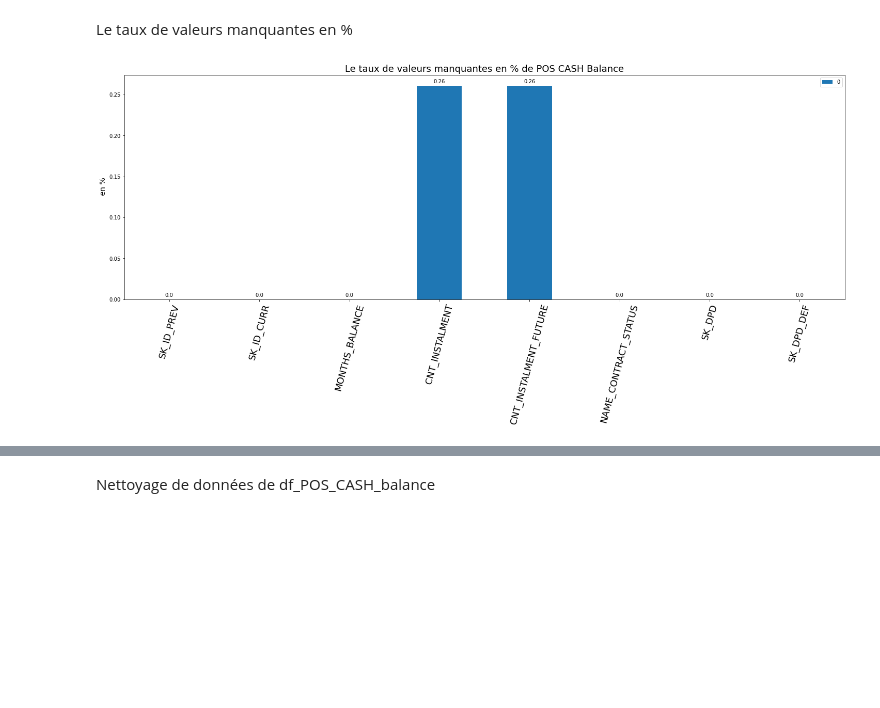
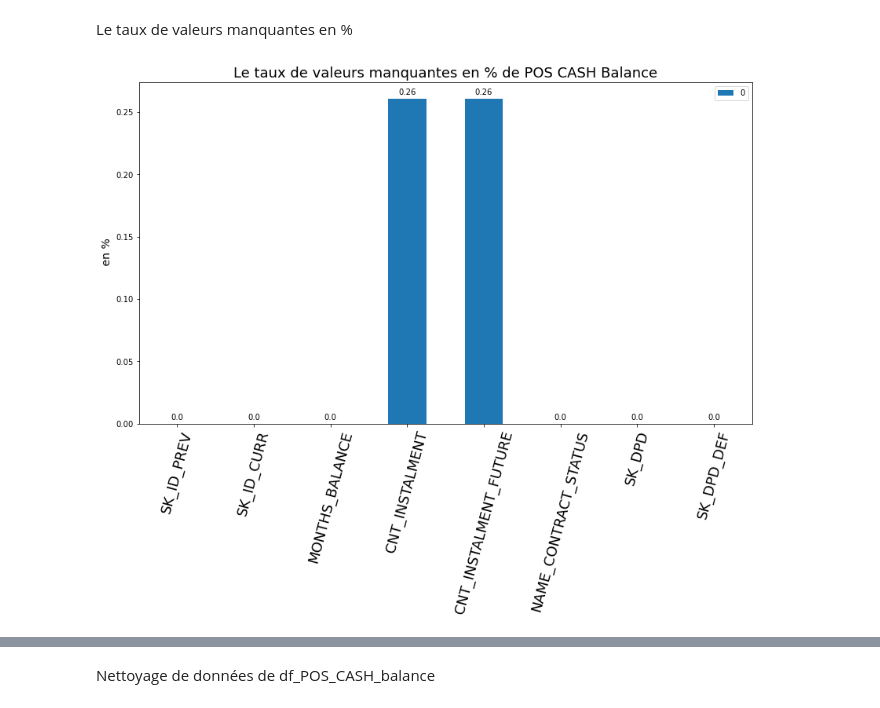
Before and after one commit to mohamedtrabis/Projet-7-Implementez-un-modele-de-scoring, a Jupyter notebook: P7_01_dashboard.ipynb, the cells around one changed output, grey strips where cells are left out. Drawn from its saved outputs; the diff is of its cells as text; code cells hidden in the pictures; blank space fills up the shorter version.

```diff
--- a/P7_01_dashboard.ipynb
+++ b/P7_01_dashboard.ipynb
@@ -472,27 +656,27 @@ Le taux de valeurs manquantes en %
 # %%
 missing_rate = (df_POS_CASH_balance.isna().sum()/df_POS_CASH_balance.shape[0])*100
 missing_rate
 
 missing_rate = pd.DataFrame(missing_rate)
-ax = missing_rate.plot.bar(figsize=(25,8))
+ax = missing_rate.plot.bar(figsize=(14,8))
 
 ax.set_ylabel(" en %", fontsize=14)
 plt.xticks(rotation='75', fontsize=18)
 plt.title("Le taux de valeurs manquantes en % de POS CASH Balance",fontsize=18)
 # Ajouter les annotations sur les barres
 for p in ax.patches:
     width, height = p.get_width(), p.get_height()
     x, y = p.get_xy()
     plt.annotate(np.round(p.get_height(),decimals=2),
                 (p.get_x()+p.get_width()/2, p.get_height()),
                 ha='center',
                 va='center',
                 xytext=(0, 8),
                 textcoords='offset points',
                 fontsize = 10,
                 )
 # %% [output]
-[figure, old version]
+[figure, new version]
 # %%
 df_POS_CASH_balance
 # %% [output]
```
Also changed, not shown: parts of 92 cells of this notebook.
